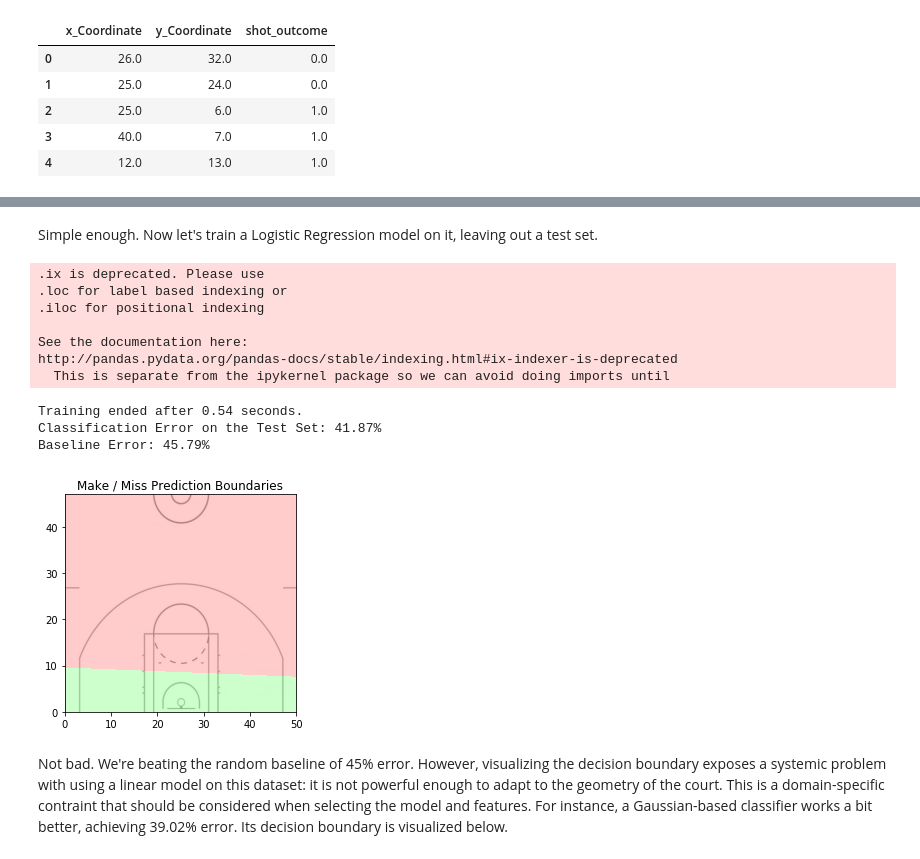
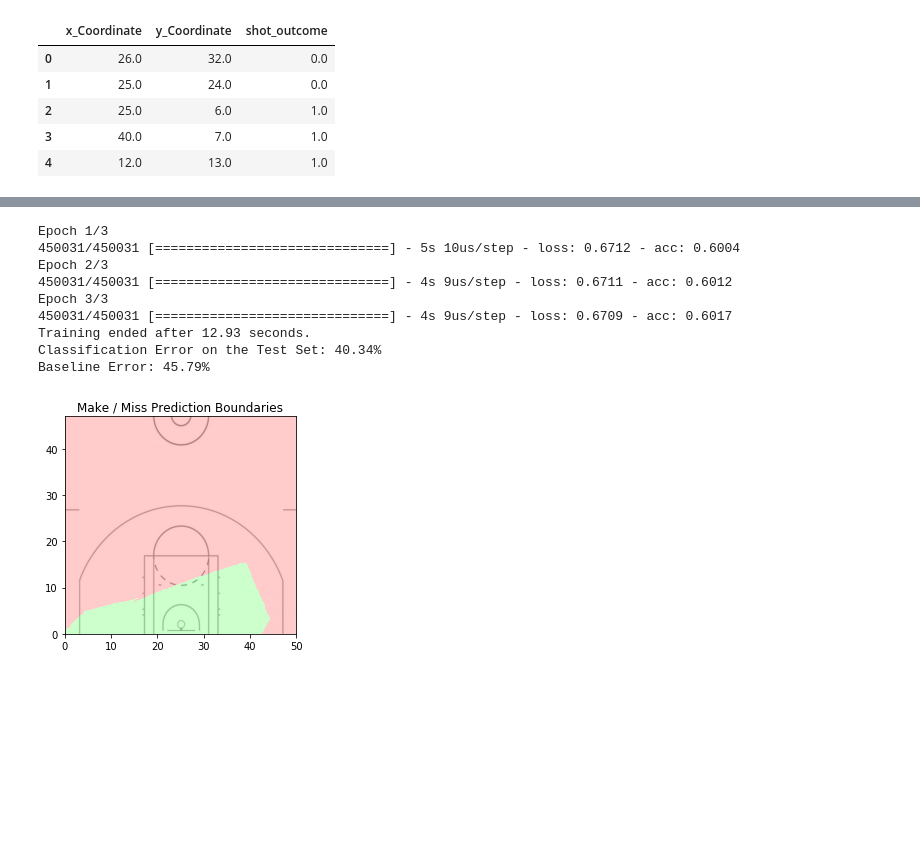
Before and after one commit to UCIDataLab/software_tutorial_notebooks, a Jupyter notebook: tensorflow_and_keras_tutorial.ipynb, the cells around one changed output, grey strips where cells are left out. Saved outputs shown, nothing was run; the diff lists cells and outputs as text; code cells hidden in the pictures; blank space fills up the shorter version.

```diff
--- a/tensorflow_and_keras_tutorial.ipynb
+++ b/tensorflow_and_keras_tutorial.ipynb
@@ -489,2 +523,0 @@ nba_shot_data.describe()
-# %% [markdown]
-Simple enough.  Now let's train a Logistic Regression model on it, leaving out a test set.
@@ -491,37 +531,36 @@ Simple enough.  Now let's train a Logistic Regression model on it, leaving out a
+# %%
+model = Sequential()
+model.add( Dense(units=n_hidden_dims, activation="relu", input_dim=train_features.shape[1]) )
+model.add( Dense(units=1, activation="sigmoid", input_dim=n_hidden_dims) )
+
+adam = keras.optimizers.Adam(lr=0.0003)
+model.compile(optimizer=adam, loss='binary_crossentropy', metrics=['accuracy'])
 # %%
-# split data into train and test
-train_set_size = int(.80*len(nba_shot_data))
-train_features = nba_shot_data.ix[:train_set_size,['x_Coordinate','y_Coordinate']]
-test_features = nba_shot_data.ix[train_set_size:,['x_Coordinate','y_Coordinate']]
-train_class_labels = nba_shot_data.ix[:train_set_size,['shot_outcome']]
-test_class_labels = nba_shot_data.ix[train_set_size:,['shot_outcome']]
-
 #Train it
 start_time = time.time()
-skl_LogReg.fit(train_features, np.ravel(train_class_labels))
+
+train_log = model.fit(train_features, np.ravel(train_class_labels), epochs=3, batch_size=300)
+
 end_time = time.time()
 print("Training ended after %.2f seconds." %(end_time-start_time))
 
 # compute the classification error on training data
-predictions = skl_LogReg.predict(test_features)
-print("Classification Error on the Test Set: %.2f%%" %(calc_classification_error(predictions, np.array(test_class_labels)) * 100))
+predictions = model.predict(test_features)
+print("\nClassification Error on the Test Set: %.2f%%" %(calc_classification_error(predictions, np.array(test_class_labels)) * 100))
 
 # compute the baseline error since the classes are imbalanced
 print("Baseline Error: %.2f%%" %(np.sum(test_class_labels)/len(test_class_labels)*100))
 
 # visualize the boundary on the basketball court
-visualize_court(skl_LogReg)
+visualize_court(model)
 # %% [output]
-.ix is deprecated. Please use
-.loc for label based indexing or
-.iloc for positional indexing
-
-See the documentation here:
-http://pandas.pydata.org/pandas-docs/stable/indexing.html#ix-indexer-is-deprecated
-  This is separate from the ipykernel package so we can avoid doing imports until
+Epoch 1/3
+450031/450031 [==============================] - 5s 10us/step - loss: 0.6712 - acc: 0.6004
+Epoch 2/3
+450031/450031 [==============================] - 4s 9us/step - loss: 0.6711 - acc: 0.6012
+Epoch 3/3
+450031/450031 [==============================] - 4s 9us/step - loss: 0.6709 - acc: 0.6017
+Training ended after 12.93 seconds.
+Classification Error on the Test Set: 40.34%
+Baseline Error: 45.79%
-Training ended after 0.54 seconds.
-Classification Error on the Test Set: 41.87%
-Baseline Error: 45.79%
-[figure, old version]
+[figure, new version]
-# %% [markdown]
-Not bad.  We're beating the random baseline of 45% error.  However, visualizing the decision boundary exposes a systemic problem with using a linear model on this dataset: it is not powerful enough to adapt to the geometry of the court.  This is a domain-specific contraint that should be considered when selecting the model and features.  For instance, a Gaussian-based classifier works a bit better, achieving 39.02% error.  Its decision boundary is visualized below.
```
Also changed, not shown: parts of 37 cells of this notebook.
